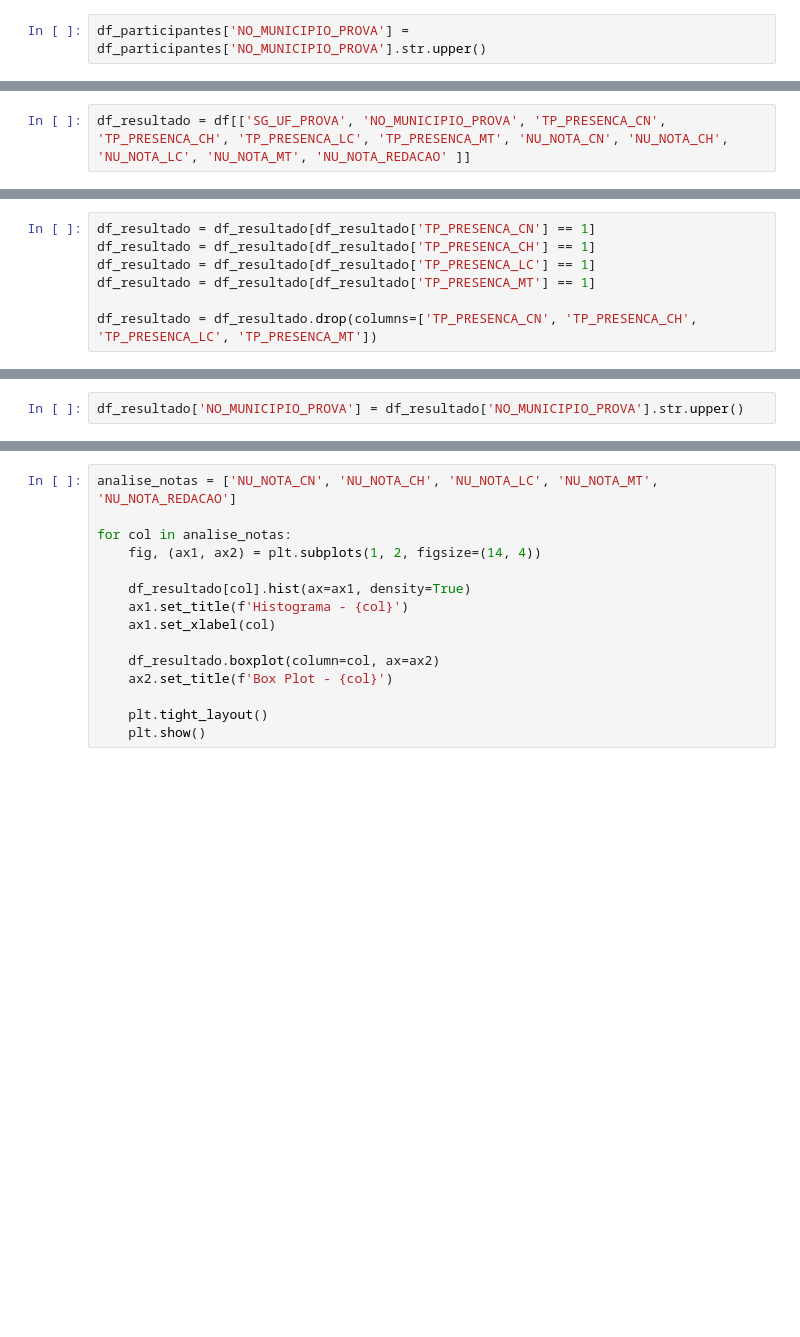
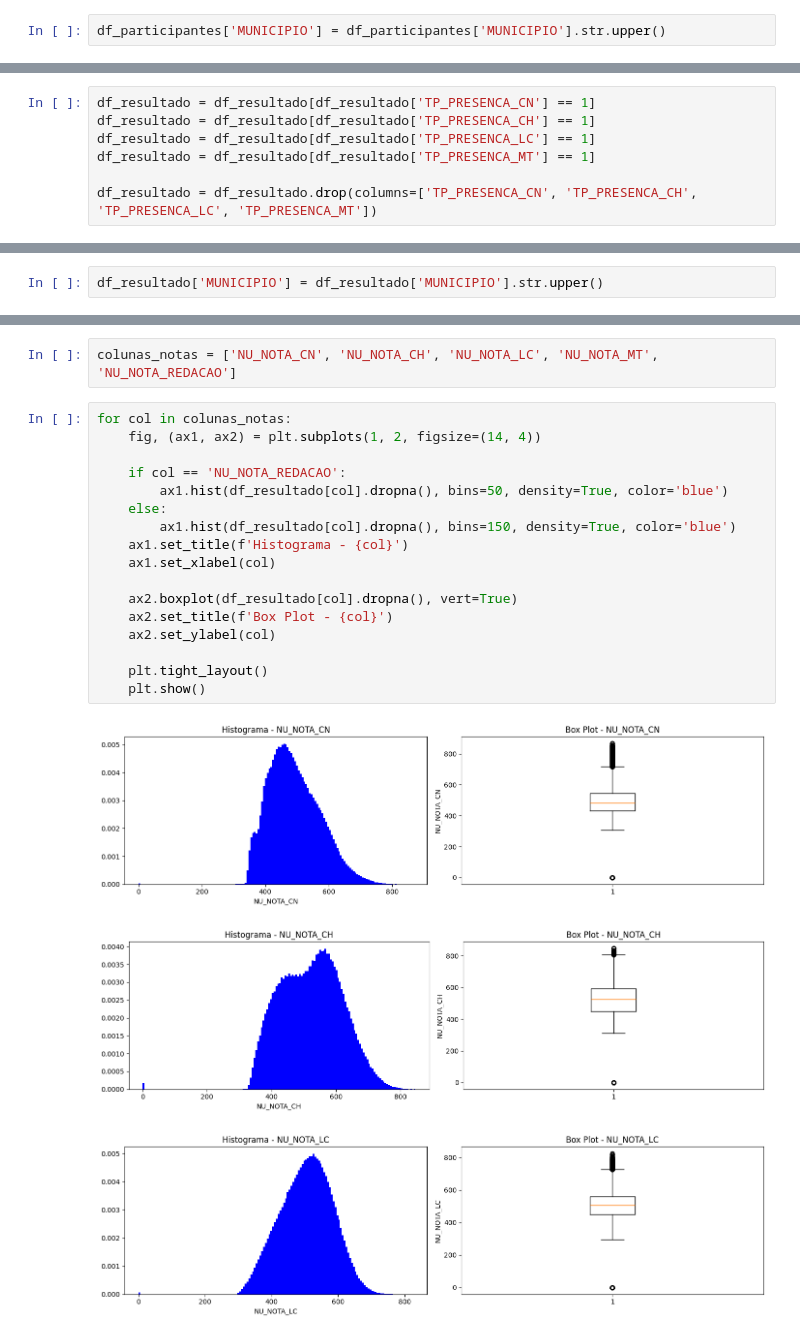
Before and after one commit to lucasamtaylor01/enem, a Jupyter notebook: notebooks/01_preparacao_dados.ipynb, the cells around one changed output, grey strips where cells are left out. Drawn from its saved outputs; the diff is of its cells as text; blank space fills up the shorter version.

```diff
--- a/notebooks/01_preparacao_dados.ipynb
+++ b/notebooks/01_preparacao_dados.ipynb
@@ -56,2 +129,2 @@ df_participantes = df_participantes.rename(columns={'Q007': 'RENDA_FAMILIAR_SM'}
 # %%
-df_participantes['NO_MUNICIPIO_PROVA'] = df_participantes['NO_MUNICIPIO_PROVA'].str.upper()
+df_participantes['MUNICIPIO'] = df_participantes['MUNICIPIO'].str.upper()
@@ -121,3 +236 @@ df.head()
-# %%
-df_resultado = df[['SG_UF_PROVA', 'NO_MUNICIPIO_PROVA', 'TP_PRESENCA_CN', 'TP_PRESENCA_CH', 'TP_PRESENCA_LC', 'TP_PRESENCA_MT', 'NU_NOTA_CN', 'NU_NOTA_CH', 'NU_NOTA_LC', 'NU_NOTA_MT', 'NU_NOTA_REDACAO' ]]
 # %%
@@ -134,4 +278,4 @@ df_resultado = df_resultado.drop(columns=['TP_PRESENCA_CN', 'TP_PRESENCA_CH', 'T
 # %%
-df_resultado['NO_MUNICIPIO_PROVA'] = df_resultado['NO_MUNICIPIO_PROVA'].str.upper()
+df_resultado['MUNICIPIO'] = df_resultado['MUNICIPIO'].str.upper()
 # %%
 df_resultado.head()
@@ -138,15 +289,23 @@ df_resultado.head()
+# %%
+colunas_notas = ['NU_NOTA_CN', 'NU_NOTA_CH', 'NU_NOTA_LC', 'NU_NOTA_MT', 'NU_NOTA_REDACAO']
 # %%
-analise_notas = ['NU_NOTA_CN', 'NU_NOTA_CH', 'NU_NOTA_LC', 'NU_NOTA_MT', 'NU_NOTA_REDACAO']
-
-for col in analise_notas:
+for col in colunas_notas:
     fig, (ax1, ax2) = plt.subplots(1, 2, figsize=(14, 4))
 
-    df_resultado[col].hist(ax=ax1, density=True)
+    if col == 'NU_NOTA_REDACAO':
+        ax1.hist(df_resultado[col].dropna(), bins=50, density=True, color='blue')
+    else:
+        ax1.hist(df_resultado[col].dropna(), bins=150, density=True, color='blue')
     ax1.set_title(f'Histograma - {col}')
     ax1.set_xlabel(col)
 
-    df_resultado.boxplot(column=col, ax=ax2)
+    ax2.boxplot(df_resultado[col].dropna(), vert=True)
     ax2.set_title(f'Box Plot - {col}')
+    ax2.set_ylabel(col)
 
     plt.tight_layout()
     plt.show()
+# %% [output]
+[figure, added]
+[figure, added]
+[figure, added]
```
Also changed, not shown: parts of 48 cells of this notebook.
